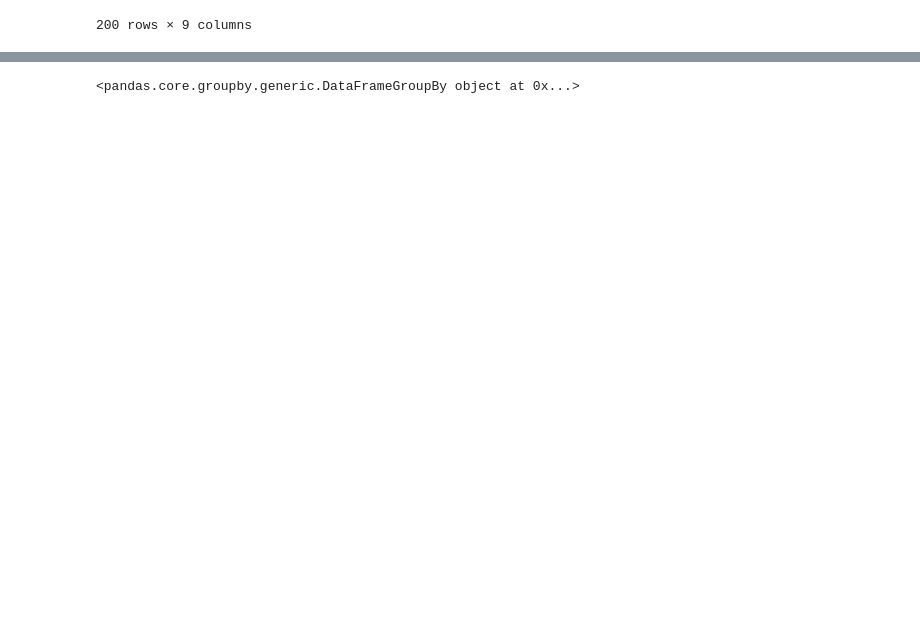
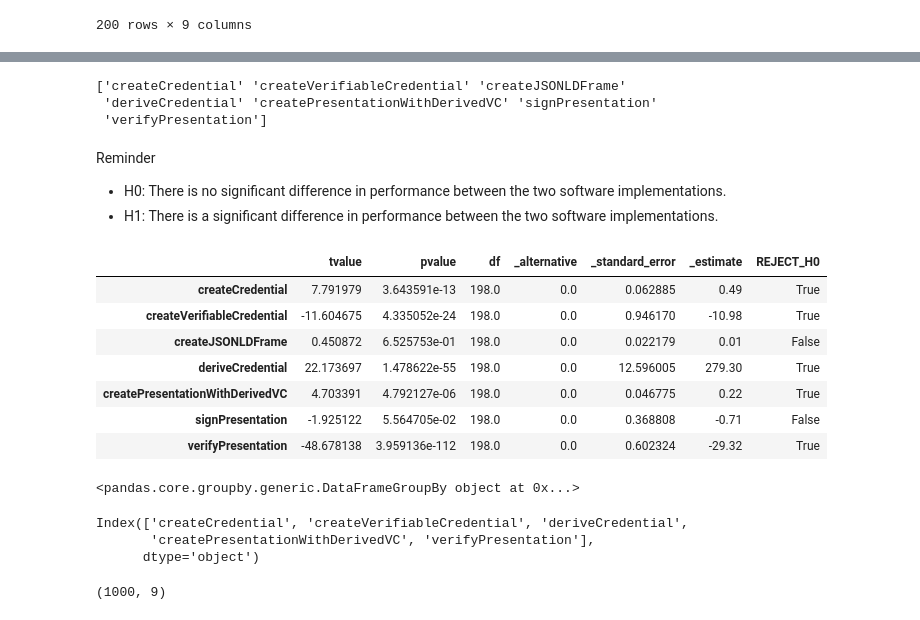
Before and after one commit to SolidLabResearch/pseudonymity-demo, a Jupyter notebook: profiling-report.ipynb, the cells around one changed output, grey strips where cells are left out. Drawn from its saved outputs; the diff is of its cells as text; code cells hidden in the pictures; blank space fills up the shorter version.

```diff
--- a/profiling-report.ipynb
+++ b/profiling-report.ipynb
@@ -176,4 +184,62 @@ df__verify_vp
+# %%
+p_thresh = .05
+# %%
+steps = df_tl.name.unique()
+print(steps)
+# %% [output]
+['createCredential' 'createVerifiableCredential' 'createJSONLDFrame'
+ 'deriveCredential' 'createPresentationWithDerivedVC' 'signPresentation'
+ 'verifyPresentation']
+# %%
+
+grpr_actor = df_tl.groupby('actor')
+assert grpr_actor.ngroups == 2
+A,B = grpr_actor
+# %% [markdown]
+Reminder
+
+- H0: There is no significant difference in performance between the two software implementations.
+- H1: There is a significant difference in performance between the two software implementations.
+# %%
+_var = 'delta'
+ttr_ind_per_step = {}
+# destructure group key and group dfs
+k_a, df_a = A
+k_b, df_b = B
+
+for step_name in steps:
+        a = df_a[df_a.name == step_name][_var].values.tolist()
+        b = df_b[df_b.name == step_name][_var].values.tolist()
+        assert np.shape(a) == np.shape(b)
+        ttr_ind_per_step[step_name]=stats.ttest_ind(a,b)
+
+df_test_results = pd.Series(ttr_ind_per_step).apply(lambda t: t._asdict()).apply(pd.Series)
+df_test_results.rename({'statistic': 'tvalue'}, axis=1,inplace=True)
+# Add flag to indicate whether to accept/reject H0
+df_test_results['REJECT_H0'] = df_test_results.pvalue < p_thresh
+df_test_results
+# %% [output]
+|  | tvalue | pvalue | df | _alternative | _standard_error | _estimate | REJECT_H0 |
+| createCredential | 7.791979 | 3.643591e-13 | 198.0 | 0.0 | 0.062885 | 0.49 | True |
+| createVerifiableCredential | -11.604675 | 4.335052e-24 | 198.0 | 0.0 | 0.946170 | -10.98 | True |
+| createJSONLDFrame | 0.450872 | 6.525753e-01 | 198.0 | 0.0 | 0.022179 | 0.01 | False |
+| deriveCredential | 22.173697 | 1.478622e-55 | 198.0 | 0.0 | 12.596005 | 279.30 | True |
+| createPresentationWithDerivedVC | 4.703391 | 4.792127e-06 | 198.0 | 0.0 | 0.046775 | 0.22 | True |
+| signPresentation | -1.925122 | 5.564705e-02 | 198.0 | 0.0 | 0.368808 | -0.71 | False |
+| verifyPresentation | -48.678138 | 3.959136e-112 | 198.0 | 0.0 | 0.602324 | -29.32 | True |
 # %%
 df__verify_vp.groupby('actor')
 # %% [output]
 <pandas.core.groupby.generic.DataFrameGroupBy object at 0x...>
+# %%
+steps_with_sig_diff = df_test_results[df_test_results.REJECT_H0].index
+print(steps_with_sig_diff)
+# %% [output]
+Index(['createCredential', 'createVerifiableCredential', 'deriveCredential',
+       'createPresentationWithDerivedVC', 'verifyPresentation'],
+      dtype='object')
+# %%
+df_tl_sig_diff = df_tl[df_tl.name.apply(lambda n: n in steps_with_sig_diff)]
+df_tl_sig_diff.shape
+# %% [output]
+(1000, 9)
```
Also changed, not shown: parts of 11 cells of this notebook, 6 other files.
